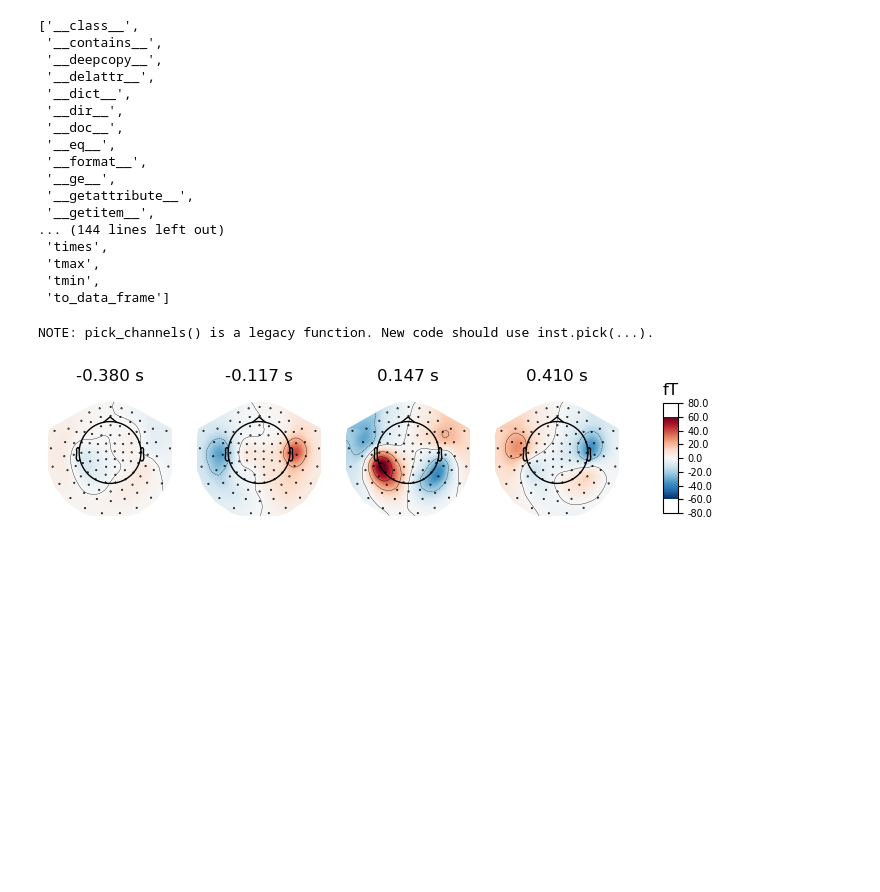
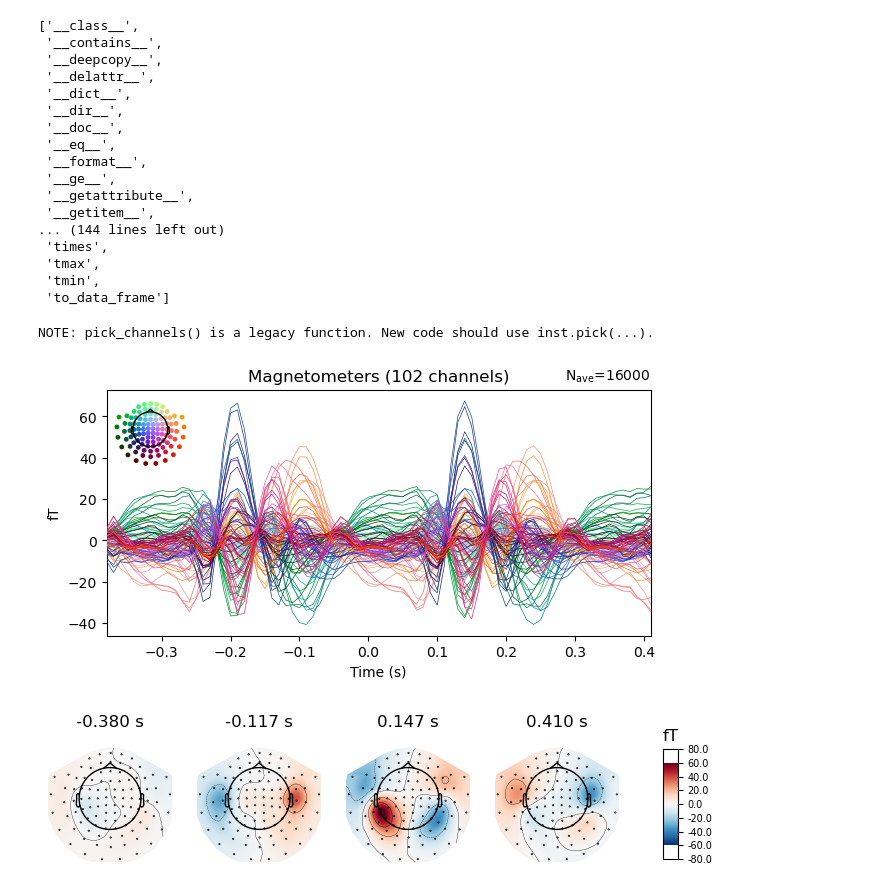
Before and after one commit to nathanweisz/methcogneurocode, a Jupyter notebook: Lecture1.ipynb, the cells around one changed output. Saved outputs shown, nothing was run; the diff lists cells and outputs as text; code cells hidden in the pictures; blank space fills up the shorter version.

Commit message:
corrections to Lecture1

```diff
--- a/Lecture1.ipynb
+++ b/Lecture1.ipynb
@@ -71,7 +73,7 @@ print(info)
 >
 # %%
 # path to the data provided by Anne Hauswald
-datapath = "/Users/b1019548/Library/CloudStorage/OneDrive-UniversitätSalzburg/Teaching/Master_VO_MethodsCogNeuro/Lecture1/data/data_sub3_preproc_gp.mat"
+datapath = "/Users/b1019548/Library/CloudStorage/OneDrive-UniversitätSalzburg/Teaching/Master_VO_MethodsCogNeuro/Lecture1_ERP/data/data_sub3_preproc_gp.mat"
 
 epochs = mne.read_epochs_fieldtrip(datapath, info)
 # %% [output]
@@ -115,7 +119,9 @@ evoked = epochs.average()
 NOTE: pick_channels() is a legacy function. New code should use inst.pick(...).
 # %%
 #plot time series
-plt.plot(evoked.times, test.T);
+evoked.plot();
+# %% [output]
+[figure, added]
 # %%
 #plot topographies
 evoked.plot_topomap();
```
Also changed, not shown: parts of 3 cells of this notebook.
